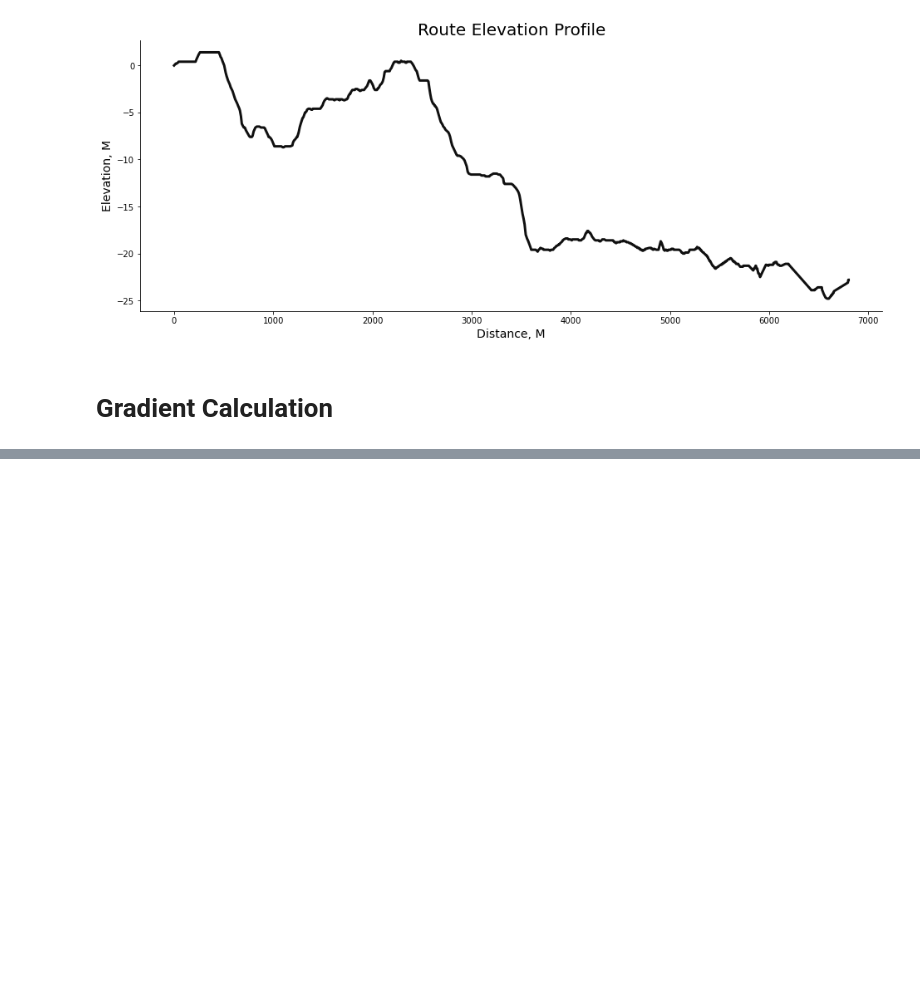
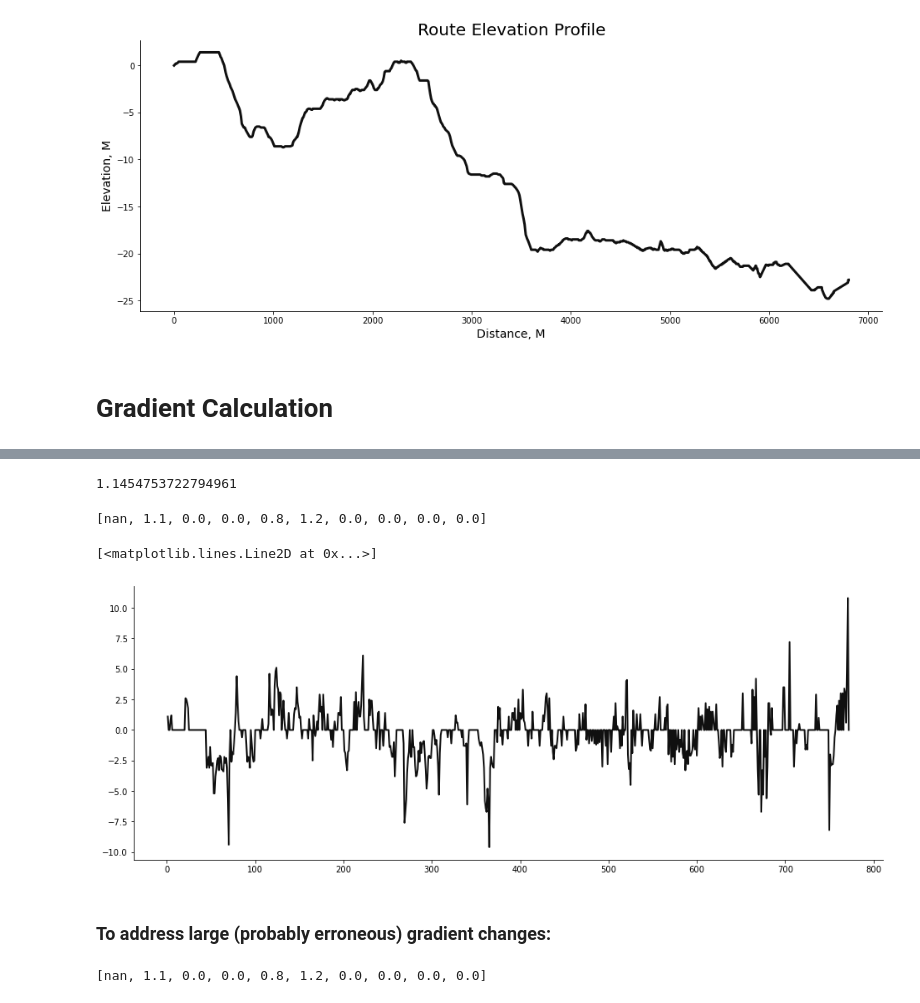
Before and after one commit to brianclements03/my_strava_project, a Jupyter notebook: New_GPX_Explo.ipynb, the cells around one changed output, grey strips where cells are left out. Drawn from its saved outputs; the diff is of its cells as text; code cells hidden in the pictures; blank space fills up the shorter version.

Commit message:
more gradient

```diff
--- a/New_GPX_Explo.ipynb
+++ b/New_GPX_Explo.ipynb
@@ -323,0 +333,41 @@ Text(0, 0.5, 'Elevation, M')
+# %%
+# so, by logic, the avg gradient from point 1 to point 2 would be: (in %)
+(.2 / 17.46) * 100
+# %% [output]
+1.1454753722794961
+# %%
+gradients = [np.nan]
+
+for ind, row in route_df.iterrows():
+    if ind == 0:
+        continue
+    grade = (row['elevation_diff'] / row['distance']) * 100
+    gradients.append(np.round(grade, 1))
+
+gradients[:10]
+# %% [output]
+[nan, 1.1, 0.0, 0.0, 0.8, 1.2, 0.0, 0.0, 0.0, 0.0]
+# %%
+plt.plot(np.arange(len(gradients)), gradients, lw=2, color='#101010')
+# %% [output]
+[<matplotlib.lines.Line2D at 0x...>]
+[figure, added]
+# %% [markdown]
+### To address large (probably erroneous) gradient changes:
+# %%
+gradients = [np.nan]
+
+for ind, row in route_df.iterrows():
+    if ind == 0:
+        continue
+
+    grade = (row['elevation_diff'] / row['distance']) * 100
+
+    if grade > 30:
+        gradients.append(np.nan)
+    else:
+        gradients.append(np.round(grade, 1))
+
+gradients[:10]
+# %% [output]
+[nan, 1.1, 0.0, 0.0, 0.8, 1.2, 0.0, 0.0, 0.0, 0.0]
```
Also changed, not shown: parts of 9 cells of this notebook.
